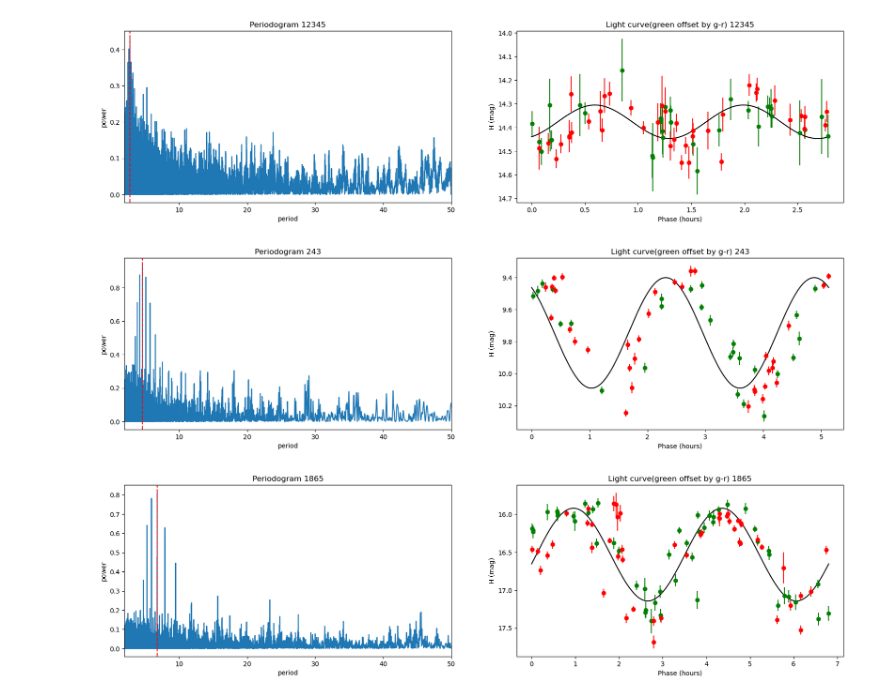
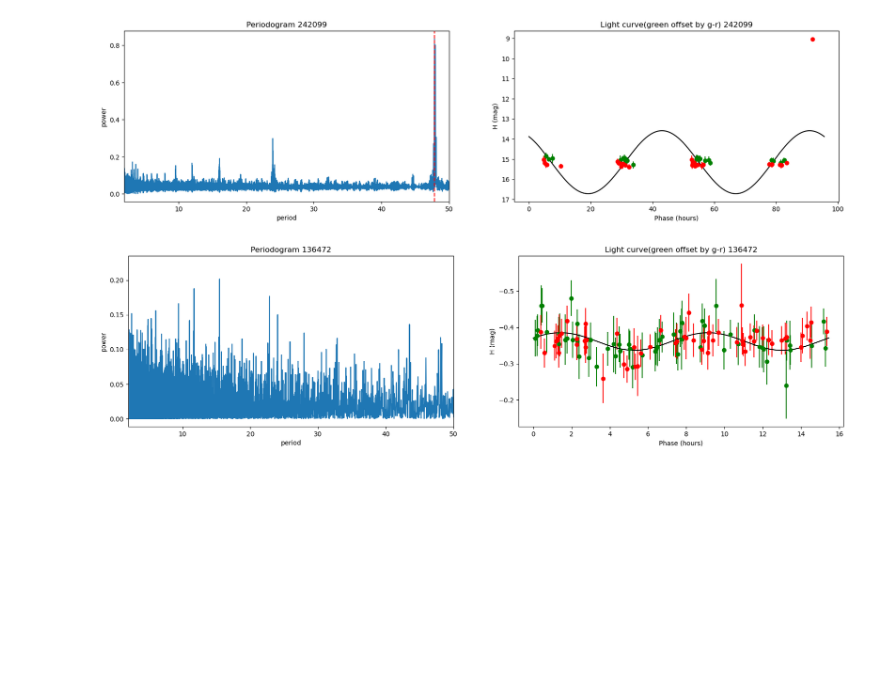
Before and after one commit to fixedOtter/AstroInformatics-Group5, a Jupyter notebook: app.ipynb, the cells around one changed output. Saved outputs shown, nothing was run; the diff lists cells and outputs as text; code cells hidden in the pictures; blank space fills up the shorter version.

```diff
--- a/app.ipynb
+++ b/app.ipynb
@@ -206,7 +206,7 @@ collection_ss1_derived = db["snapshot_1_derived_properties"]
 #     fig.show()
 #    # fig.savefig('graph' + str(i) + '.png')
 # %%
-asteroids = [12345, 243, 1865]
+asteroids = [242099, 136472]
 #asteroids= [#put in your data to go through]
 for i in range(len(asteroids)):
     asteroid_id = asteroids[i]
@@ -238,33 +238,32 @@ for i in range(len(asteroids)):
     red = data["fid"] == 2
 
 
 
     rotper = derivedData["rotper"][0]
     jdlinh = np.linspace(0, rotper, 10000)
 
      # Slope of light curve
     y =derivedData["havg"][0]+derivedData["modelFit"][0][0]+derivedData["modelFit"][0][1]*np.sin(2*np.pi*jdlinh/derivedData["rotper"][0]*2)+ derivedData["modelFit"][0][2]*np.cos(2*np.pi*jdlinh/derivedData["rotper"][0]*2)
 
 
     ax[1].errorbar(data[green]["jd"]*24 % derivedData["rotper"][0], data[green]["H"]-derivedData["grColor"][0], yerr = data[green]["sigmapsf"], fmt = 'o', color='g')
     ax[1].errorbar(data[red]["jd"]*24 % derivedData["rotper"][0], data[red]["H"], yerr = data[red]["sigmapsf"], fmt = 'o', color='r')
     ax[1].plot(jdlinh, y, color='Black')
 
     # Invert Magnitudes on y axis
     ax[1].invert_yaxis()
     ax[1].set_title("Light curve(green offset by g-r) "  + str(asteroid_id))
     ax[1].set_xlabel("Phase (hours)")
     ax[1].set_ylabel("H (mag)")
 
 
 
 
 
 
 
 
     plt.show()
 # %% [output]
-[figure, old version]
+[figure, new version]
-[figure, old version]
+[figure, new version]
-[figure, removed]
```
Also changed, not shown: 2 other files.
